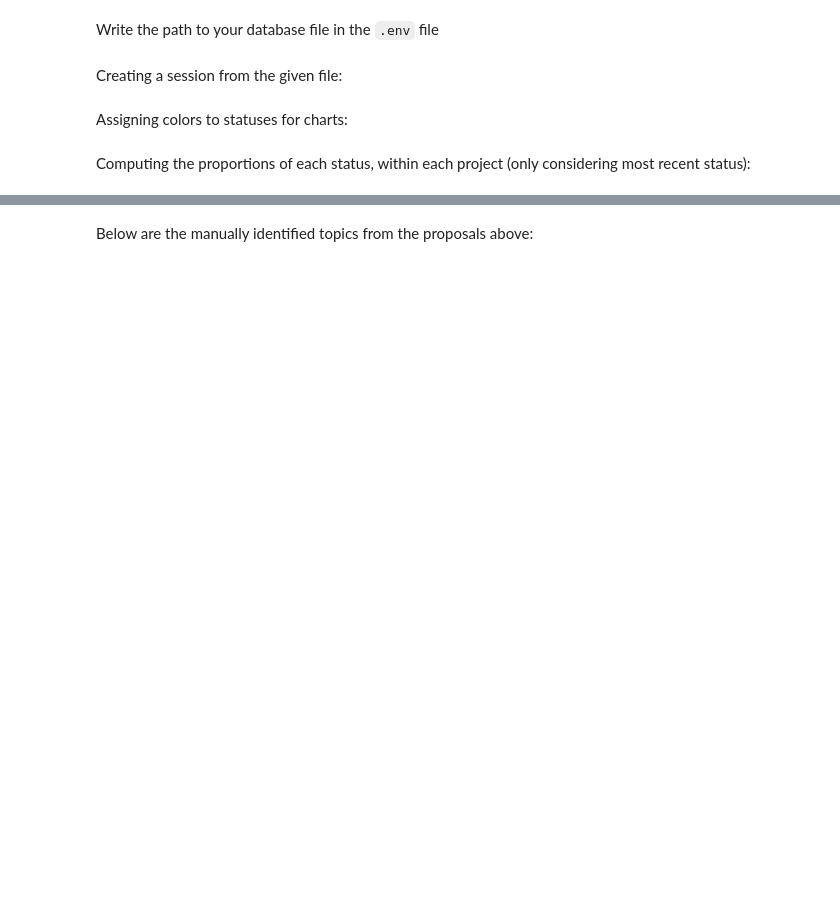
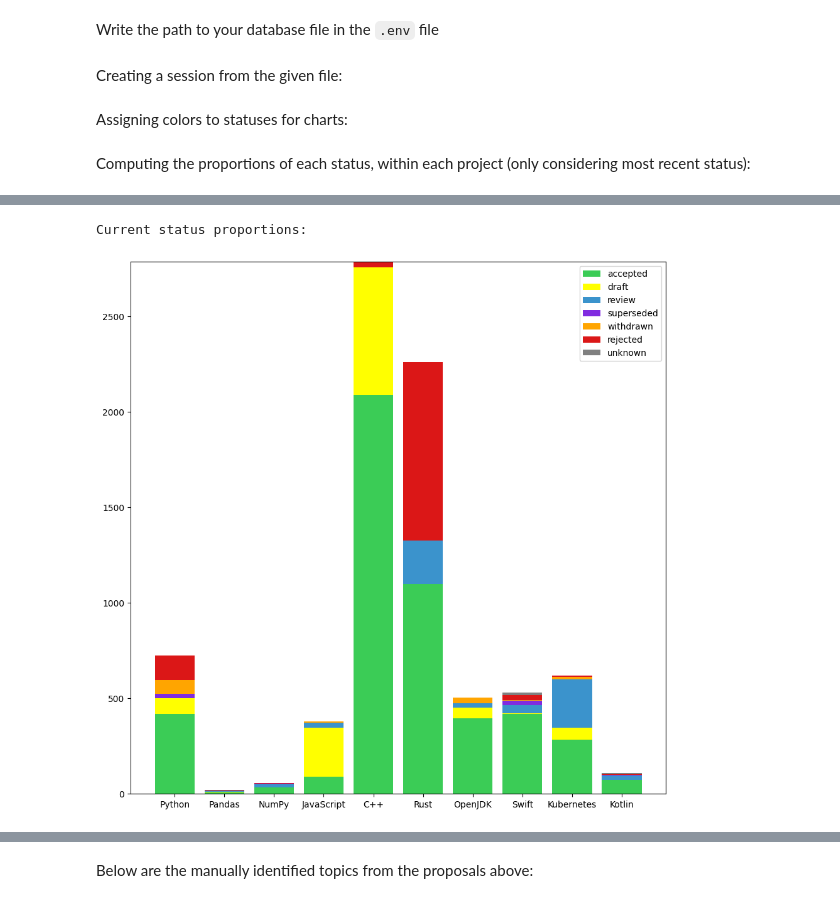
Before and after one commit to StijnRis/cse3000-sep, a Jupyter notebook: rq4-nep-jep/analysis.ipynb, the cells around one changed output, grey strips where cells are left out. Saved outputs shown, nothing was run; the diff lists cells and outputs as text; code cells hidden in the pictures; blank space fills up the shorter version.

```diff
--- a/rq4-nep-jep/analysis.ipynb
+++ b/rq4-nep-jep/analysis.ipynb
@@ -59,14 +72,33 @@ def pie_status(proposal_ids: list[tuple[int, str]], title: str):
+# %%
+projects: dict[int, Project] = {}
+for project in session.scalars(select(Project)):
+  projects[project.project_id] = project
+
+# such as april fools proposals
+useless_proposals: set[tuple[int, str]] = {(5, '2672')}
+# %%
+"""
+Gets all proposal IDs from a project
+"""
+def project_proposals(project_id: int) -> list[str]:
+  return [prop_id for prop_id in session.scalars(select(Proposal.proposal_id)
+    .where(Proposal.project_id.is_(project_id)))
+    if (project_id, prop_id) not in useless_proposals]
 # %% [markdown]
 Computing the proportions of each status, within each project (only considering most recent status):
 # %%
-projects = list(session.scalars(select(Project)))
+from collections.abc import Iterable
 
-print('Current status proportions:')
-for i, project in enumerate(projects):
-  prop_ids = list(session.scalars(select(Proposal.proposal_id).where(Proposal.project_id.is_(project.project_id))))
+def bar_statuses_for_projects(project_ids: Iterable[int]):
+  proj_names = [projects[proj_id].project_name for proj_id in project_ids]
+  proj_stat_counts: list[Counter[NormalisedStatus]] = []
+  for proj_id in project_ids:
+    prop_ids = project_proposals(proj_id)
+    proj_stat_counts.append(status_counts([(proj_id, prop_id)
+      for prop_id in prop_ids]))
 
-  # plt.subplot(len(projects), 1, i+1)
-  pie_status(
-    [(project.project_id, prop_id) for prop_id in prop_ids],
-    project.enhancement_proposal_name)
-  plt.show()
+  bar_levels = np.zeros(len(proj_names))
+  for stat in NormalisedStatus:
+    stat_count = [cnt[stat] for cnt in proj_stat_counts]
+    plt.bar(proj_names, stat_count, bottom=bar_levels, color=status_color[stat])
+    bar_levels += stat_count
@@ -83,0 +105,9 @@ Current status proportions:
+# %%
+print('Current status proportions:')
+plt.figure(figsize=(11,11))
+bar_statuses_for_projects(projects.keys())
+plt.legend([stat.value for stat in NormalisedStatus])
+plt.show()
+# %% [output]
+Current status proportions:
+[figure, added]
```
Also changed, not shown: parts of 22 cells of this notebook, 3 other files.
